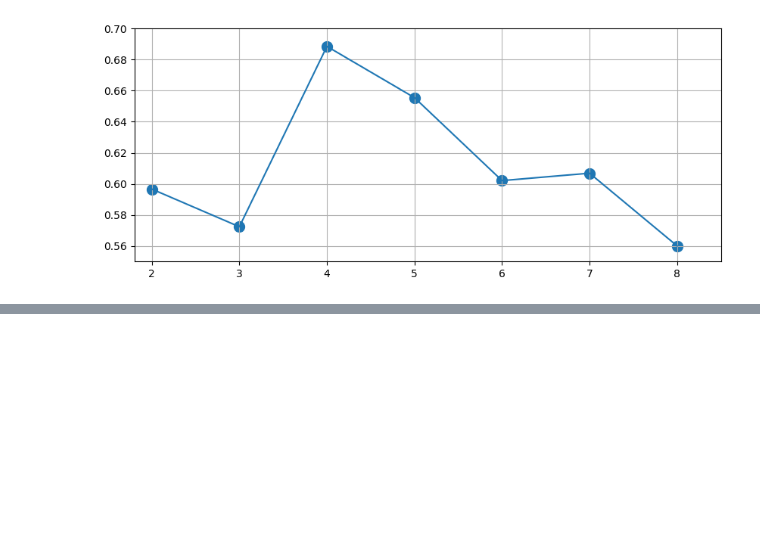
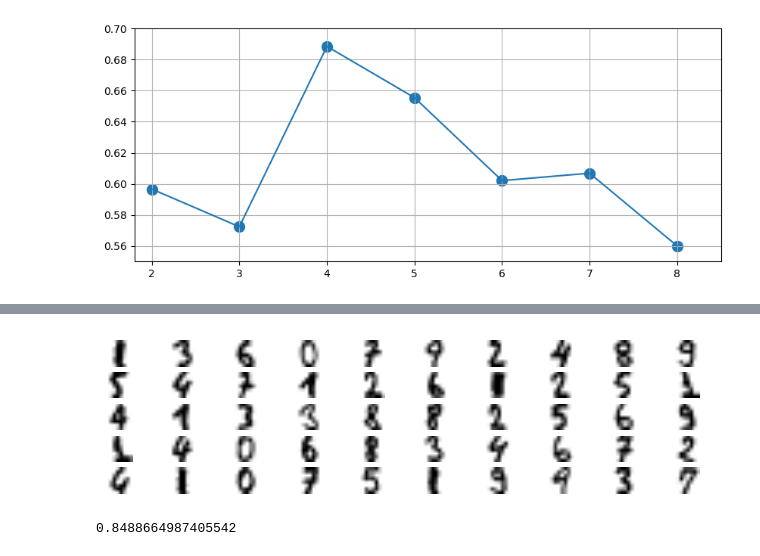
Before and after one commit to william-barros-costa/hands_on_machine_learning, a Jupyter notebook: 1_fundamentals_of_machine_learning/chapter9.ipynb, the cells around one changed output, grey strips where cells are left out. Saved outputs shown, nothing was run; the diff lists cells and outputs as text; code cells hidden in the pictures; blank space fills up the shorter version.

```diff
--- a/1_fundamentals_of_machine_learning/chapter9.ipynb
+++ b/1_fundamentals_of_machine_learning/chapter9.ipynb
@@ -159,0 +236,6 @@ plt.grid()
+# %%
+from sklearn.datasets import load_digits
+
+X_digits, y_digits = load_digits(return_X_y=True)
+X_train, y_train = X_digits[:1400], y_digits[:1400]
+X_test, y_test = X_digits[1400:], y_digits[1400:]
@@ -159,0 +254,31 @@ plt.grid()
+# %%
+# Find Images closer to cluster center (centroid)
+k = 50
+kmeans = KMeans(n_clusters=k, random_state=42)
+X_digits_dist = kmeans.fit_transform(X_train)
+representative_digit_idx = np.argmin(X_digits_dist, axis=0)
+X_representative_digits = X_train[representative_digit_idx]
+# %%
+plt.figure(figsize=(8, 2))
+for index, X_representative_digit in enumerate(X_representative_digits):
+    plt.subplot(k // 10, 10, index + 1)
+    plt.imshow(X_representative_digit.reshape(8, 8), cmap="binary",
+               interpolation="bilinear")
+    plt.axis('off')
+# %% [output]
+[figure, added]
+# %%
+# Label centroids
+y_representative_digits = np.array([
+    1, 3, 6, 0, 7, 9, 2, 4, 8, 9,
+    5, 4, 7, 1, 2, 6, 1, 2, 5, 1,
+    4, 1, 3, 3, 8, 8, 2, 5, 6, 9,
+    1, 4, 0, 6, 8, 3, 4, 6, 7, 2,
+    4, 1, 0, 7, 5, 1, 9, 9, 3, 7
+])
+
+logistic_reg = LogisticRegression(max_iter=10_000)
+logistic_reg.fit(X_representative_digits, y_representative_digits)
+logistic_reg.score(X_test, y_test)
+# %% [output]
+0.8488664987405542
```
Also changed, not shown: parts of 22 cells of this notebook, 1 other file.
